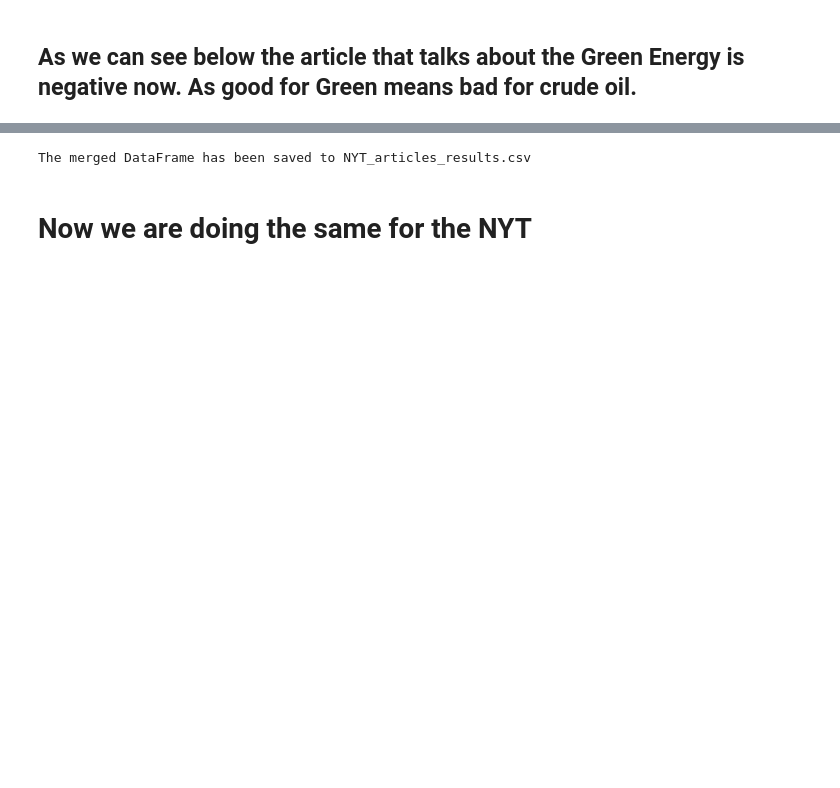
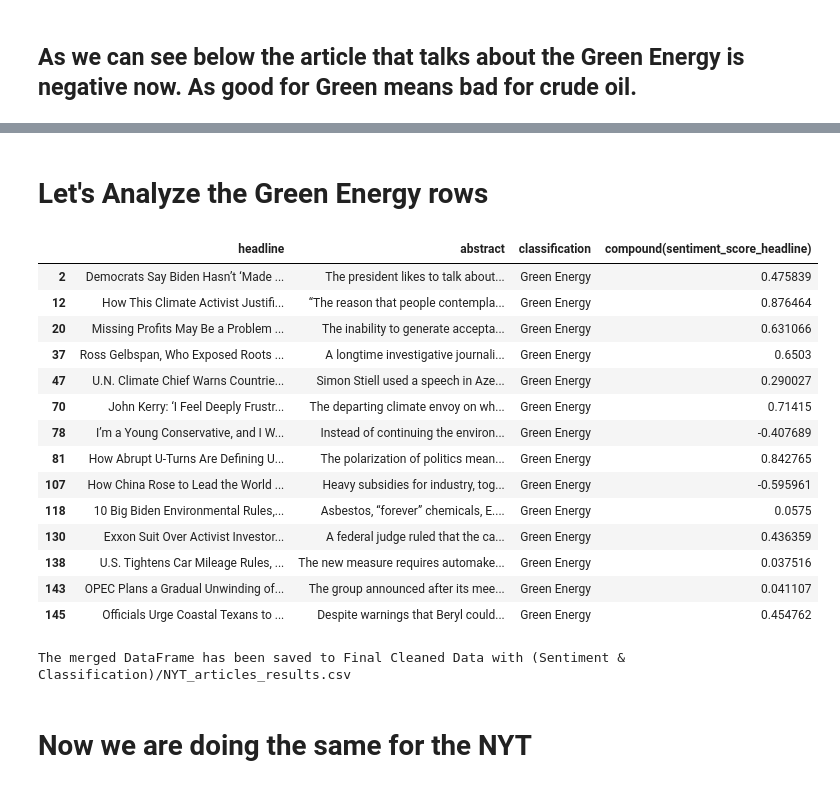
Before and after one commit to StasyChernyshov/Sentiment-Analysis, a Jupyter notebook: Feature Engineering_(adding sentiment scores, normalizing data & adding new features)/Feature Engineering_(adding sentiment scores).ipynb, the cells around one changed output, grey strips where cells are left out. Cells and saved outputs as stored; diff of their text form; code cells hidden in the pictures; blank space fills up the shorter version.

```diff
--- a/Feature Engineering_(adding sentiment scores, normalizing data & adding new features)/Feature Engineering_(adding sentiment scores).ipynb
+++ b/Feature Engineering_(adding sentiment scores, normalizing data & adding new features)/Feature Engineering_(adding sentiment scores).ipynb
@@ -806,0 +474,9 @@ To disable this warning, you can either:
+# %%
+# Ensure all rows are printed without truncation
+pd.set_option('display.max_rows', None)
+
+# Filter the DataFrame for rows classified as 'Other'
+other_classifications = NYT_articles[NYT_articles['classification'] == 'Other']
+
+# Print only the 'headline', 'abstract', and 'classification' columns
+other_classifications[['headline', 'abstract', 'classification']]
@@ -807,13 +501,41 @@ To disable this warning, you can either:
+# %% [markdown]
+# Let's Analyze the Green Energy rows
+# %%
+# Ensure all rows are printed without truncation
+pd.set_option('display.max_rows', None)
+
+# Filter the DataFrame for rows classified as 'Other'
+other_classifications = NYT_articles[NYT_articles['classification'] == 'Green Energy']
+
+# Print only the 'headline', 'abstract', and 'classification' columns
+other_classifications[['headline', 'abstract', 'classification','compound(sentiment_score_headline)']]
+# %% [output]
+|  | headline | abstract | classification | compound(sentiment_score_headline) |
+| 2 | Democrats Say Biden Hasn’t ‘Made ... | The president likes to talk about... | Green Energy | 0.475839 |
+| 12 | How This Climate Activist Justifi... | “The reason that people contempla... | Green Energy | 0.876464 |
+| 20 | Missing Profits May Be a Problem ... | The inability to generate accepta... | Green Energy | 0.631066 |
+| 37 | Ross Gelbspan, Who Exposed Roots ... | A longtime investigative journali... | Green Energy | 0.6503 |
+| 47 | U.N. Climate Chief Warns Countrie... | Simon Stiell used a speech in Aze... | Green Energy | 0.290027 |
+| 70 | John Kerry: ‘I Feel Deeply Frustr... | The departing climate envoy on wh... | Green Energy | 0.71415 |
+| 78 | I’m a Young Conservative, and I W... | Instead of continuing the environ... | Green Energy | -0.407689 |
+| 81 | How Abrupt U-Turns Are Defining U... | The polarization of politics mean... | Green Energy | 0.842765 |
+| 107 | How China Rose to Lead the World ... | Heavy subsidies for industry, tog... | Green Energy | -0.595961 |
+| 118 | 10 Big Biden Environmental Rules,... | Asbestos, “forever” chemicals, E.... | Green Energy | 0.0575 |
+| 130 | Exxon Suit Over Activist Investor... | A federal judge ruled that the ca... | Green Energy | 0.436359 |
+| 138 | U.S. Tightens Car Mileage Rules, ... | The new measure requires automake... | Green Energy | 0.037516 |
+| 143 | OPEC Plans a Gradual Unwinding of... | The group announced after its mee... | Green Energy | 0.041107 |
+| 145 | Officials Urge Coastal Texans to ... | Despite warnings that Beryl could... | Green Energy | 0.454762 |
 # %%
-NYT_articles_results = results_df
+NYT_articles = results_df
 
 # Save the merged DataFrame to a new CSV file
-output_path = 'NYT_articles_results.csv'
-NYT_articles_results.to_csv(output_path, index=False)
+
+output_path = 'Final Cleaned Data with (Sentiment & Classification)/NYT_articles_results.csv'
+NYT_articles.to_csv(output_path, index=False)
 
 print(f"The merged DataFrame has been saved to {output_path}")
 # %% [output]
-The merged DataFrame has been saved to NYT_articles_results.csv
+The merged DataFrame has been saved to Final Cleaned Data with (Sentiment & Classification)/NYT_articles_results.csv
 # %% [markdown]
 # Now we are doing the same for the NYT
 # %%
```
Also changed, not shown: parts of 21 cells of this notebook, 7 other files.
